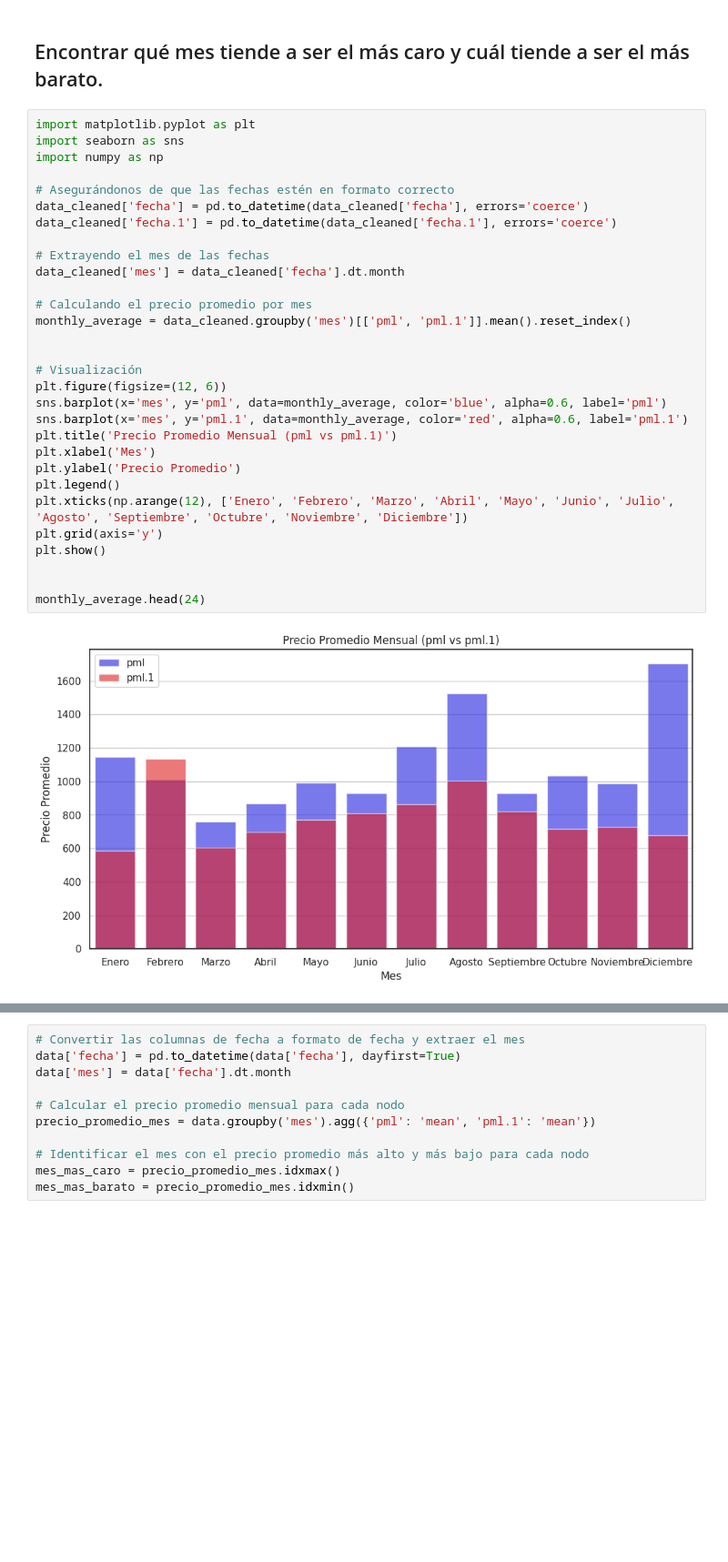
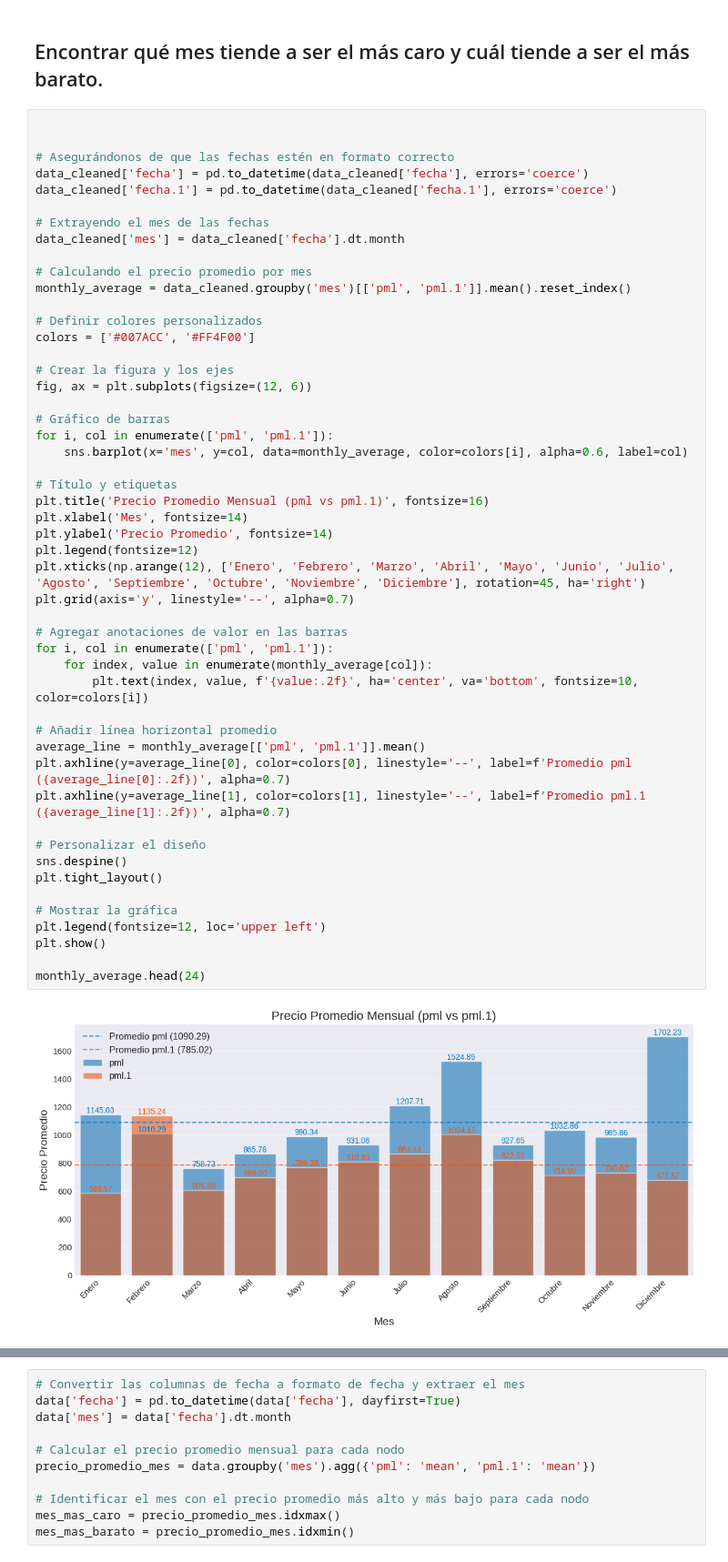
Before and after one commit to EnigmaK9/xts, a Jupyter notebook: xts.ipynb, the cells around one changed output, grey strips where cells are left out. Shown: that part at 91% size. Drawn from its saved outputs; the diff is of its cells as text; blank space fills up the shorter version.

```diff
--- a/xts.ipynb
+++ b/xts.ipynb
@@ -250,37 +291,57 @@ hourly_avg
 # %% [markdown]
 ## Encontrar qué mes tiende a ser el más caro y cuál tiende a ser el más barato.
 # %%
-import matplotlib.pyplot as plt
-import seaborn as sns
-import numpy as np
+
 
 # Asegurándonos de que las fechas estén en formato correcto
 data_cleaned['fecha'] = pd.to_datetime(data_cleaned['fecha'], errors='coerce')
 data_cleaned['fecha.1'] = pd.to_datetime(data_cleaned['fecha.1'], errors='coerce')
 
 # Extrayendo el mes de las fechas
 data_cleaned['mes'] = data_cleaned['fecha'].dt.month
 
 # Calculando el precio promedio por mes
 monthly_average = data_cleaned.groupby('mes')[['pml', 'pml.1']].mean().reset_index()
 
+# Definir colores personalizados
+colors = ['#007ACC', '#FF4F00']
 
-# Visualización
-plt.figure(figsize=(12, 6))
-sns.barplot(x='mes', y='pml', data=monthly_average, color='blue', alpha=0.6, label='pml')
-sns.barplot(x='mes', y='pml.1', data=monthly_average, color='red', alpha=0.6, label='pml.1')
-plt.title('Precio Promedio Mensual (pml vs pml.1)')
-plt.xlabel('Mes')
-plt.ylabel('Precio Promedio')
-plt.legend()
-plt.xticks(np.arange(12), ['Enero', 'Febrero', 'Marzo', 'Abril', 'Mayo', 'Junio', 'Julio', 'Agosto', 'Septiembre', 'Octubre', 'Noviembre', 'Diciembre'])
-plt.grid(axis='y')
+# Crear la figura y los ejes
+fig, ax = plt.subplots(figsize=(12, 6))
+
+# Gráfico de barras
+for i, col in enumerate(['pml', 'pml.1']):
+    sns.barplot(x='mes', y=col, data=monthly_average, color=colors[i], alpha=0.6, label=col)
+
+# Título y etiquetas
+plt.title('Precio Promedio Mensual (pml vs pml.1)', fontsize=16)
+plt.xlabel('Mes', fontsize=14)
+plt.ylabel('Precio Promedio', fontsize=14)
+plt.legend(fontsize=12)
+plt.xticks(np.arange(12), ['Enero', 'Febrero', 'Marzo', 'Abril', 'Mayo', 'Junio', 'Julio', 'Agosto', 'Septiembre', 'Octubre', 'Noviembre', 'Diciembre'], rotation=45, ha='right')
+plt.grid(axis='y', linestyle='--', alpha=0.7)
+
+# Agregar anotaciones de valor en las barras
+for i, col in enumerate(['pml', 'pml.1']):
+    for index, value in enumerate(monthly_average[col]):
+        plt.text(index, value, f'{value:.2f}', ha='center', va='bottom', fontsize=10, color=colors[i])
+
+# Añadir línea horizontal promedio
+average_line = monthly_average[['pml', 'pml.1']].mean()
+plt.axhline(y=average_line[0], color=colors[0], linestyle='--', label=f'Promedio pml ({average_line[0]:.2f})', alpha=0.7)
+plt.axhline(y=average_line[1], color=colors[1], linestyle='--', label=f'Promedio pml.1 ({average_line[1]:.2f})', alpha=0.7)
+
+# Personalizar el diseño
+sns.despine()
+plt.tight_layout()
+
+# Mostrar la gráfica
+plt.legend(fontsize=12, loc='upper left')
 plt.show()
 
-
 monthly_average.head(24)
 # %% [output]
-[figure, old version]
+[figure, new version]
 |  | mes | pml | pml.1 |
 | 0 | 1 | 1145.031024 | 586.571693 |
 | 1 | 2 | 1010.287721 | 1135.236532 |
```
Also changed, not shown: parts of 8 cells of this notebook, 19 other files.
